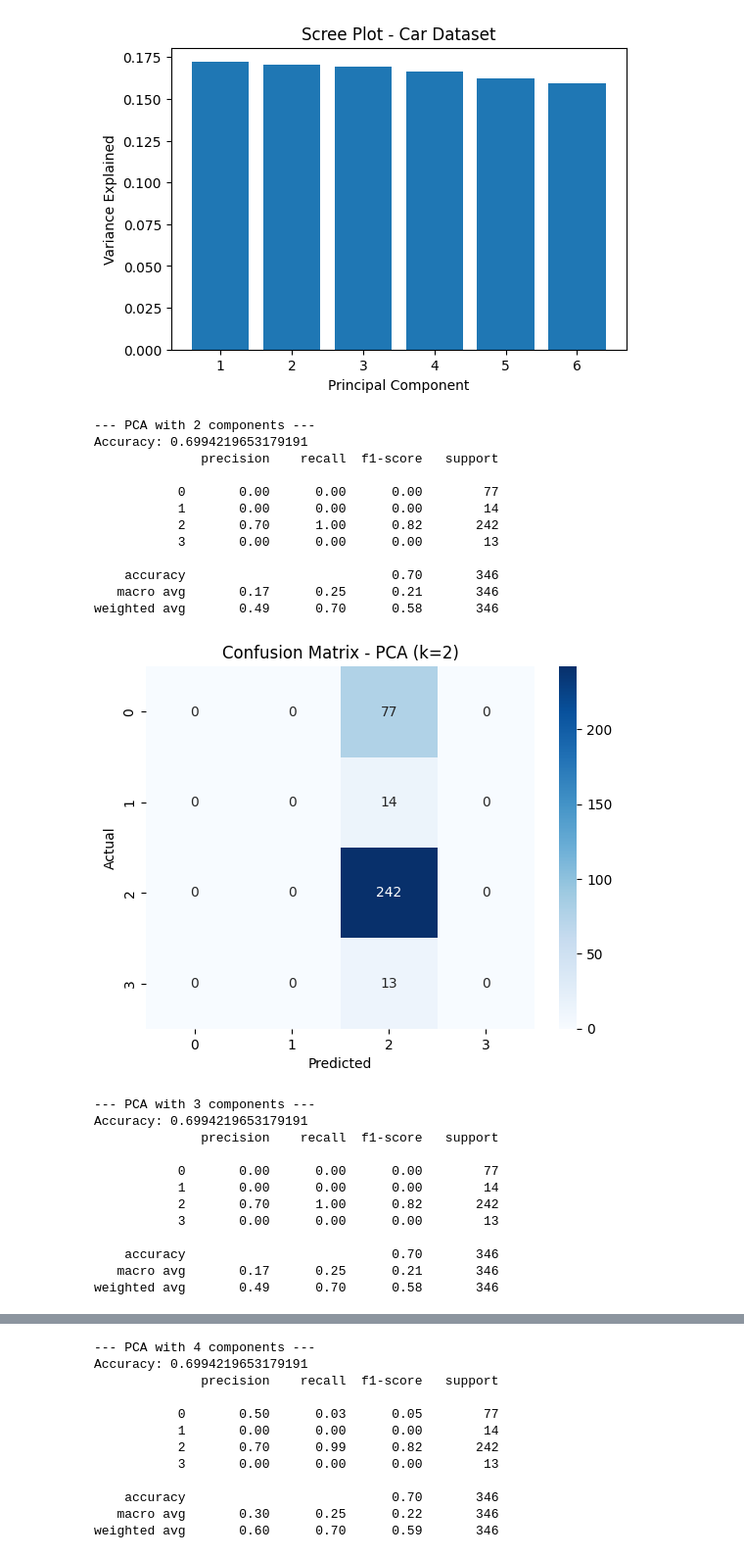
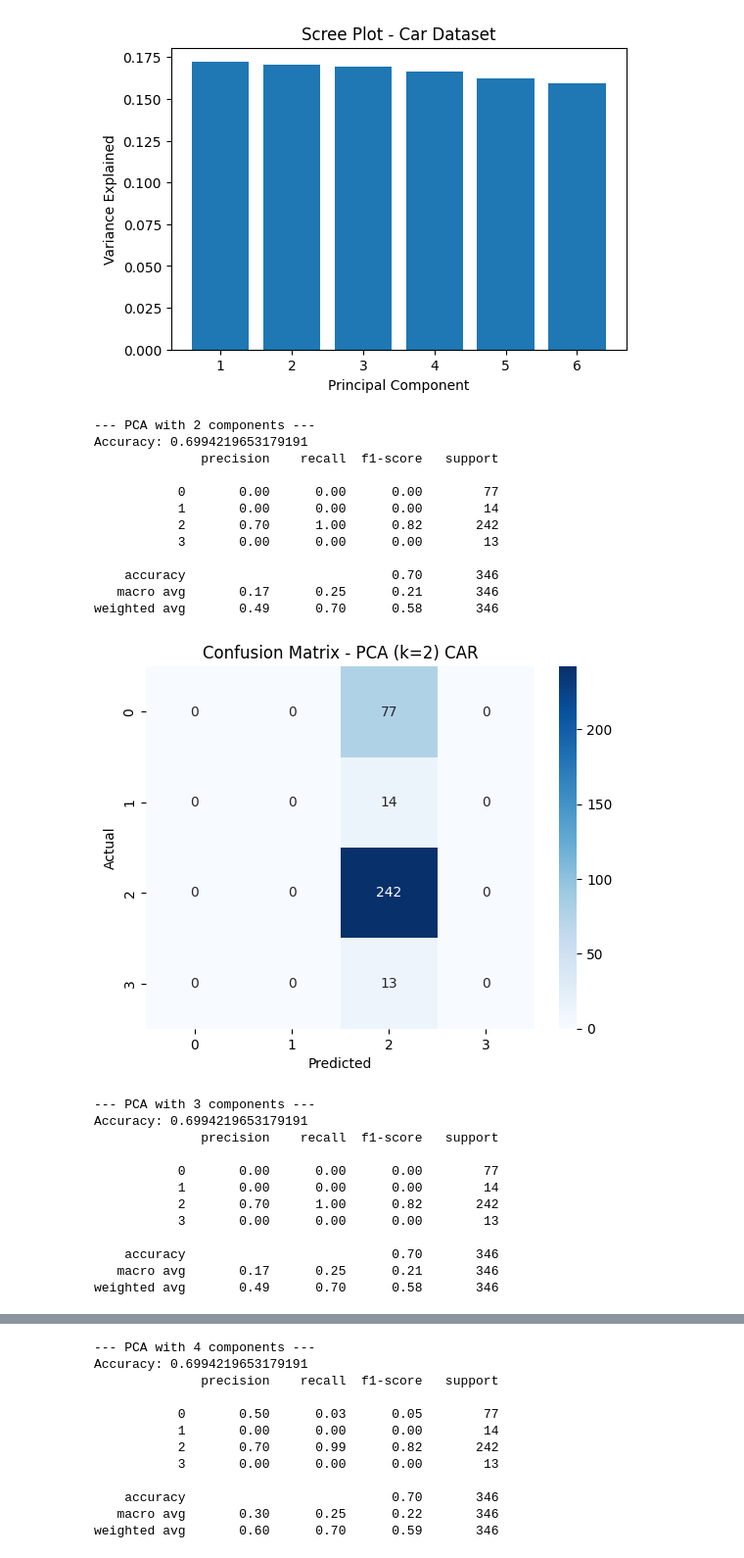
Before and after one commit to Shahd132/Naive-Bayes-and-PCA-, a Jupyter notebook: Experiments.ipynb, the cells around one changed output, grey strips where cells are left out. Shown at 98% size. Drawn from its saved outputs; the diff is of its cells as text; code cells hidden in the pictures.

```diff
--- a/Experiments.ipynb
+++ b/Experiments.ipynb
@@ -424,7 +427,7 @@ plt.show()
 [figure]
 # %%
 components_list_car = [2,3,4,5]
-
+pca_acc_car=0
 for k in components_list_car:
 
     pca_car = PCA(n_components=k)
@@ -437,37 +440,37 @@ for k in components_list_car:
     model_car_pca.fit(X_train_car_pca, y_train_car)
 
     pred_car_pca = model_car_pca.predict(X_test_car_pca)
 
     print(f"\n--- PCA with {k} components ---")
-
-    print("Accuracy:", accuracy_score(y_test_car, pred_car_pca))
+    pca_acc_car = accuracy_score(y_test_car, pred_car_pca)
+    print("Accuracy:", pca_acc_car)
 
     print(classification_report(y_test_car, pred_car_pca))
 
     cm = confusion_matrix(y_test_car, pred_car_pca)
 
     sns.heatmap(cm, annot=True, cmap="Blues", fmt="d")
 
-    plt.title(f"Confusion Matrix - PCA (k={k})")
+    plt.title(f"Confusion Matrix - PCA (k={k}) CAR")
 
     plt.xlabel("Predicted")
     plt.ylabel("Actual")
 
     plt.show()
 # %% [output]
 --- PCA with 2 components ---
 Accuracy: 0.6994219653179191
               precision    recall  f1-score   support
 
            0       0.00      0.00      0.00        77
            1       0.00      0.00      0.00        14
            2       0.70      1.00      0.82       242
            3       0.00      0.00      0.00        13
 
     accuracy                           0.70       346
    macro avg       0.17      0.25      0.21       346
 weighted avg       0.49      0.70      0.58       346
-[figure, old version]
+[figure, new version]
 --- PCA with 3 components ---
 Accuracy: 0.6994219653179191
               precision    recall  f1-score   support
```
Also changed, not shown: parts of 8 cells of this notebook.
